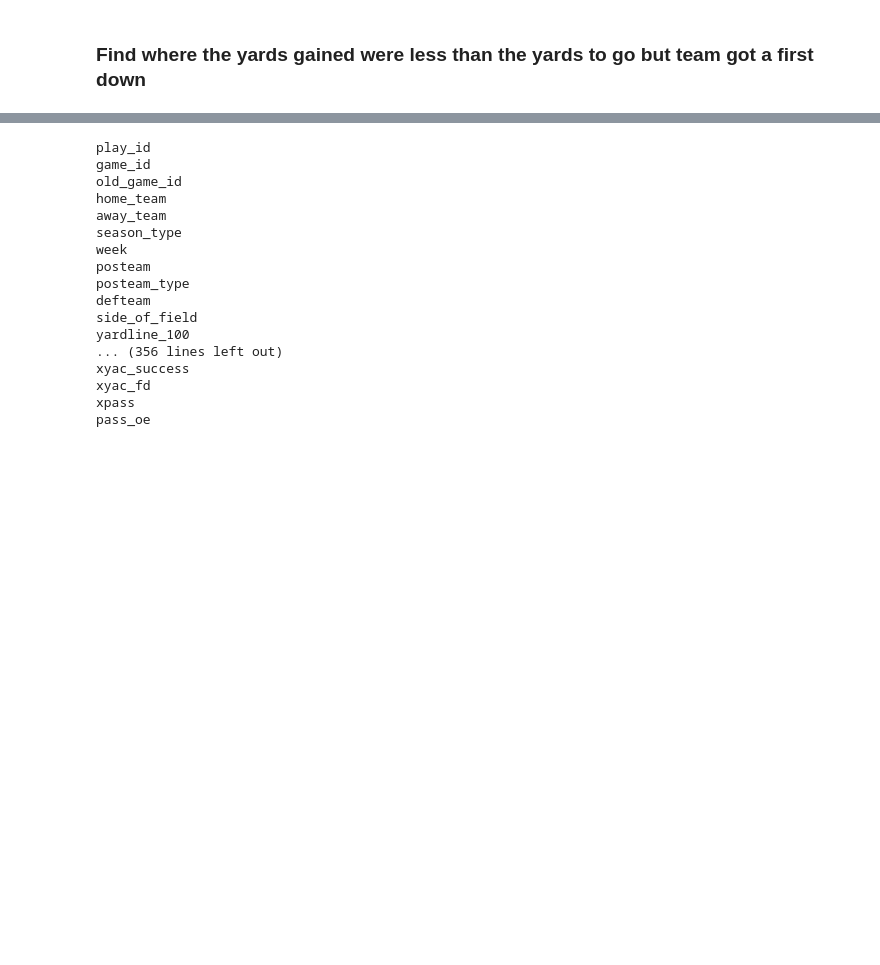
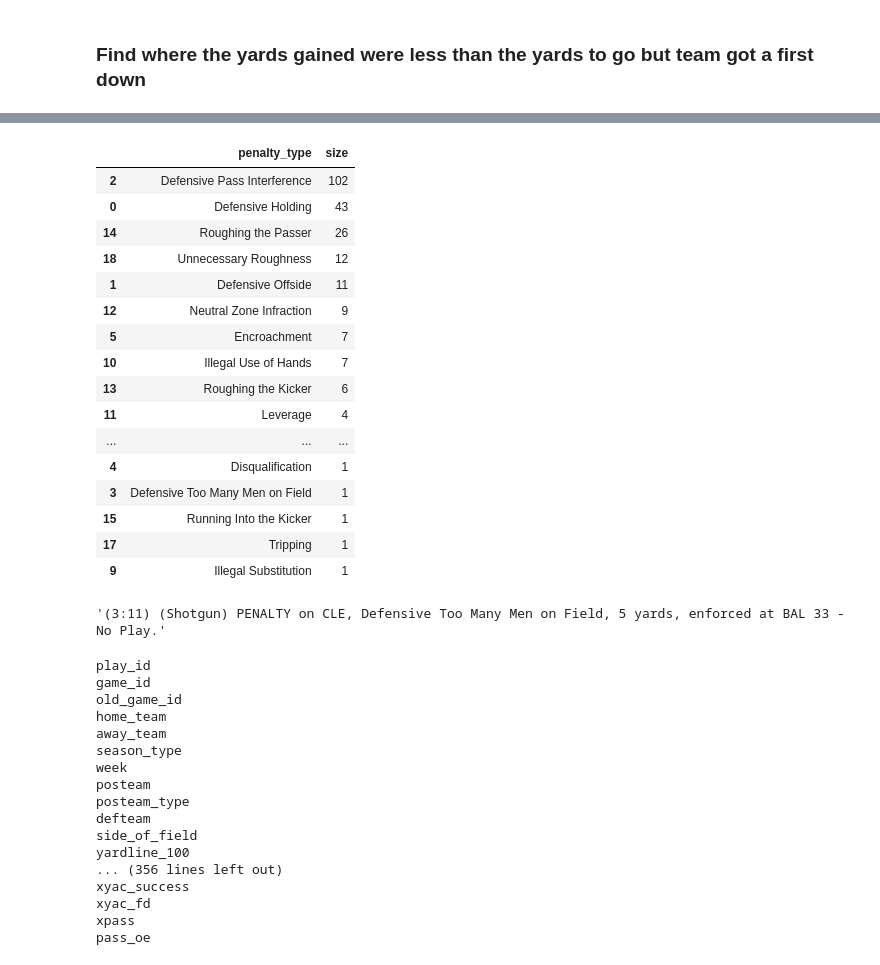
Before and after one commit to naveenv92/nfl-infographics, a Jupyter notebook: notebooks/third_down_penalties.ipynb, the cells around one changed output, grey strips where cells are left out. Cells and saved outputs as stored; diff of their text form; code cells hidden in the pictures; blank space fills up the shorter version.

```diff
--- a/notebooks/third_down_penalties.ipynb
+++ b/notebooks/third_down_penalties.ipynb
@@ -100,3 +104,27 @@ plt.show()
+# %%
+df_penalty.groupby("penalty_type", as_index=False).size().sort_values("size", ascending=False)
+# %% [output]
+|  | penalty_type | size |
+| 2 | Defensive Pass Interference | 102 |
+| 0 | Defensive Holding | 43 |
+| 14 | Roughing the Passer | 26 |
+| 18 | Unnecessary Roughness | 12 |
+| 1 | Defensive Offside | 11 |
+| 12 | Neutral Zone Infraction | 9 |
+| 5 | Encroachment | 7 |
+| 10 | Illegal Use of Hands | 7 |
+| 13 | Roughing the Kicker | 6 |
+| 11 | Leverage | 4 |
+| ... | ... | ... |
+| 4 | Disqualification | 1 |
+| 3 | Defensive Too Many Men on Field | 1 |
+| 15 | Running Into the Kicker | 1 |
+| 17 | Tripping | 1 |
+| 9 | Illegal Substitution | 1 |
+# %%
+df_penalty[df_penalty["penalty_type"] == "Defensive Too Many Men on Field"].iloc[0].desc
+# %% [output]
+'(3:11) (Shotgun) PENALTY on CLE, Defensive Too Many Men on Field, 5 yards, enforced at BAL 33 - No Play.'
 # %%
 for col in df.columns:
     print(col)
```
Also changed, not shown: parts of 8 cells of this notebook.
